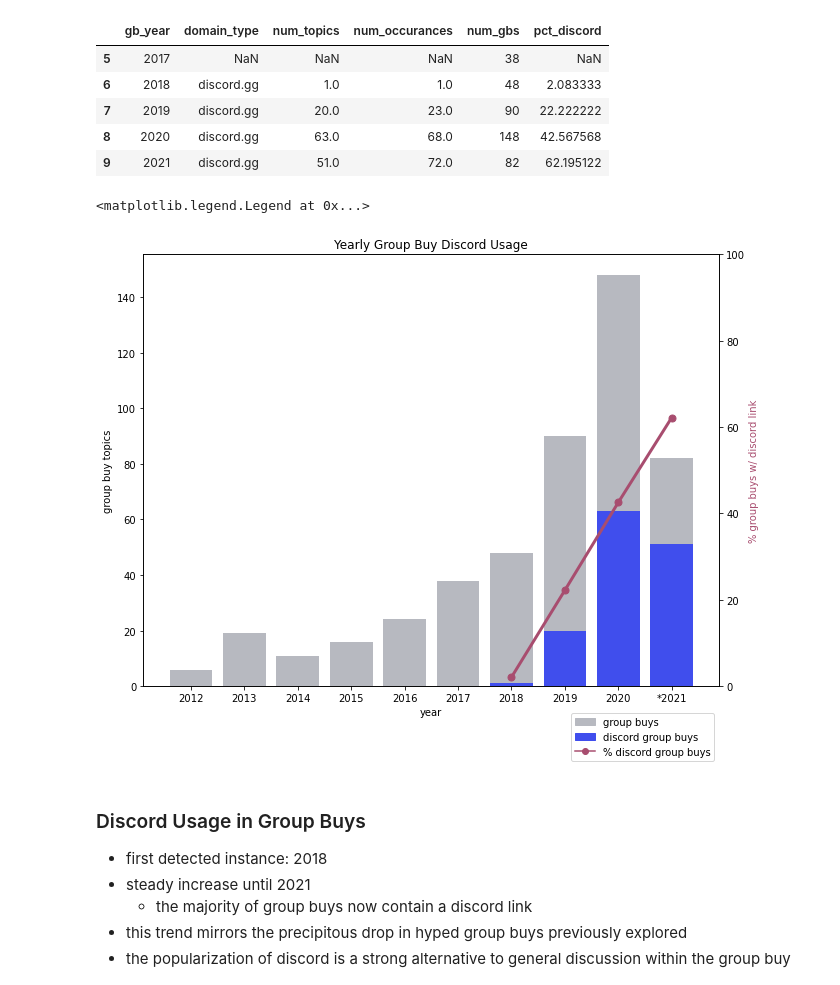
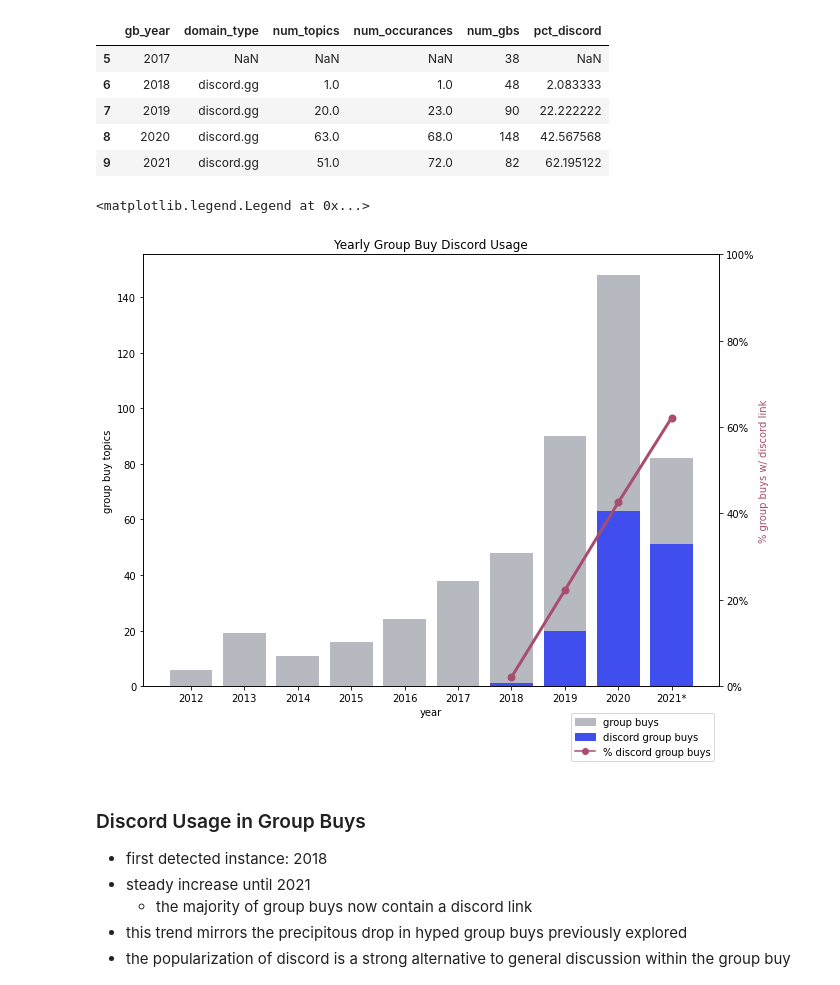
Before and after one commit to mattsalinero/mechanalysis, a Jupyter notebook: mechgraphing.ipynb, the cells around one changed output. Cells and saved outputs as stored; diff of their text form; code cells hidden in the pictures.

```diff
--- a/mechgraphing.ipynb
+++ b/mechgraphing.ipynb
@@ -272,35 +277,36 @@ dcrd_plot = plt.figure(figsize=[8,6])
 dcrd_ax1 = dcrd_plot.add_axes([1, 1, 1, 1])
 dcrd_ax2 = dcrd_ax1.twinx()
 
 # plot total gbs, discord gbs, and % discord gbs
 dcrd_xpos = np.arange(len(discord_df['gb_year']))
 dcrd_ax1.bar(dcrd_xpos, discord_df['num_gbs'], color=total_gray)
 dcrd_ax1.bar(dcrd_xpos, discord_df['num_topics'], color=dcrd_blue)
 
 dcrd_ax2.plot(discord_df['gb_year'], discord_df['pct_discord'],
                 marker='o', linewidth=3, markersize=7, color=pct_magen)
 
 # add axis labels/ticks
 dcrd_ax1.set_title("Yearly Group Buy Discord Usage")
 
 dcrd_ax1.set_xlabel('year')
 dcrd_ax1.set_xticks(dcrd_xpos)
 dcrd_xpos_lab = discord_df['gb_year'].copy()
-dcrd_xpos_lab.iat[-1] = "*" + dcrd_xpos_lab.iat[-1]
+dcrd_xpos_lab.iat[-1] = dcrd_xpos_lab.iat[-1] + "*"
 dcrd_ax1.set_xticklabels(dcrd_xpos_lab)
 
 dcrd_ax1.set_ylabel('group buy topics')
 dcrd_ax2.set_ylabel('% group buys w/ discord link', color=pct_magen)
+dcrd_ax2.get_yaxis().set_major_formatter('{x:1g}%')
 dcrd_ax2.set_ylim(0, 100)
 
 # create legend
 gb_patch = mpatches.Patch(color=total_gray, label="group buys")
 dcrd_patch = mpatches.Patch(color=dcrd_blue, label="discord group buys")
 pct_patch = mlines.Line2D([], [], color=pct_magen, marker='o', label="% discord group buys")
 plt.legend(handles=[gb_patch, dcrd_patch, pct_patch], bbox_to_anchor=(1, -0.05), loc='upper right')
 # %% [output]
 <matplotlib.legend.Legend at 0x...>
-[figure, old version]
+[figure, new version]
 # %% [markdown]
 ### Discord Usage in Group Buys
 - first detected instance: 2018
```
Also changed, not shown: parts of 10 cells of this notebook.
